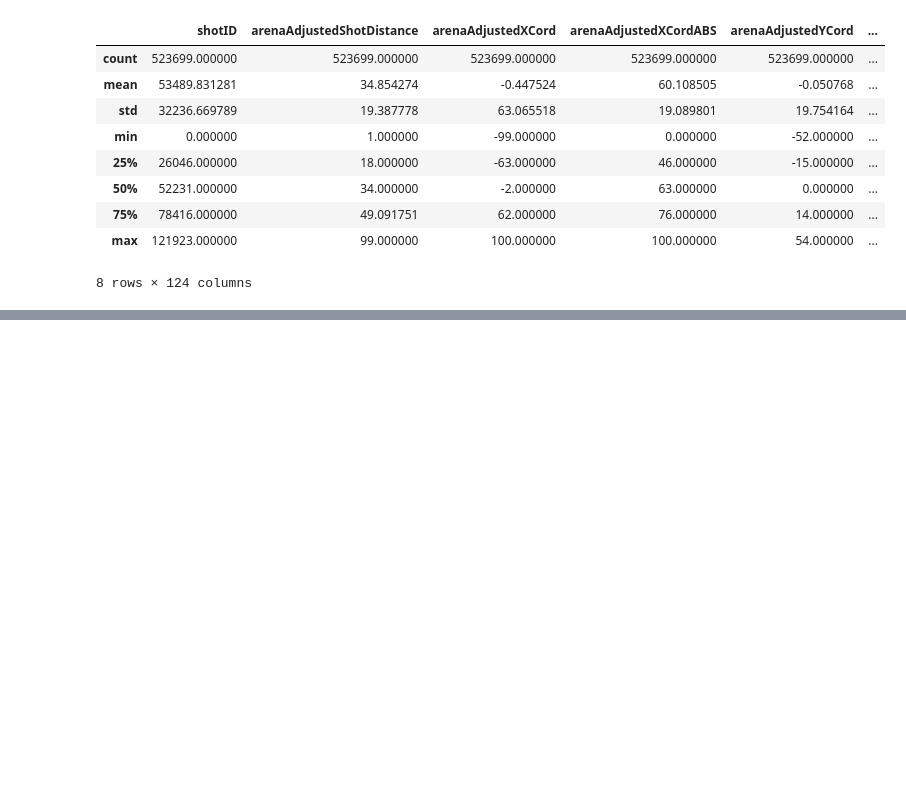
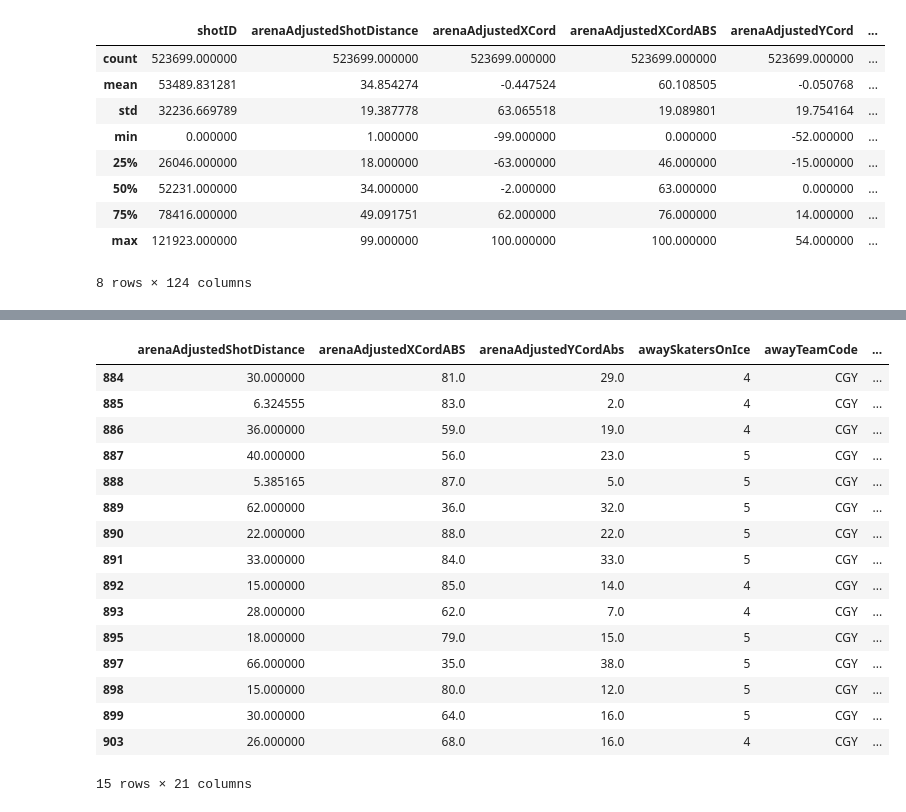
Before and after one commit to LonnyCox55/MSDS696_NHLExpectedGoalPrediction, a Jupyter notebook: main.ipynb, the cells around one changed output, grey strips where cells are left out. Saved outputs shown, nothing was run; the diff lists cells and outputs as text; code cells hidden in the pictures; blank space fills up the shorter version.

```diff
--- a/main.ipynb
+++ b/main.ipynb
@@ -108,0 +127,7 @@ shot_df.head(15)
+# %%
+# Remove empty net shots from the dataframe, as skew shot goal results are skewed when no goalie is present
+index_empty_net = shot_df[(shot_df['shotOnEmptyNet'] == 1)].index
+shot_df.drop(index_empty_net, inplace=True)
+# %%
+# Create new feature for whether or not this is an Avs home game
+shot_df['isHomeGame'] = np.where(shot_df['homeTeamCode'] == 'COL', True, False)
@@ -109,3 +138,31 @@ shot_df.head(15)
+# %%
+# Remove home game shots that were taken by team that was opposing the Avalanche
+index_other_team_shots = shot_df[(shot_df['isHomeGame'] == True) & (shot_df['isHomeTeam'] < 0.5)].index
+shot_df.drop(index_other_team_shots, inplace=True)
+# %%
+# Repeat the above removal for Avalanche away games
+index_other_team_shots = shot_df[(shot_df['isHomeGame'] == False) & (shot_df['isHomeTeam'] > 0.5)].index
+shot_df.drop(index_other_team_shots, inplace=True)
+# %%
+shot_df.head(15)
+# %% [output]
+|  | arenaAdjustedShotDistance | arenaAdjustedXCordABS | arenaAdjustedYCordAbs | awaySkatersOnIce | awayTeamCode | ... |
+| 884 | 30.000000 | 81.0 | 29.0 | 4 | CGY | ... |
+| 885 | 6.324555 | 83.0 | 2.0 | 4 | CGY | ... |
+| 886 | 36.000000 | 59.0 | 19.0 | 4 | CGY | ... |
+| 887 | 40.000000 | 56.0 | 23.0 | 5 | CGY | ... |
+| 888 | 5.385165 | 87.0 | 5.0 | 5 | CGY | ... |
+| 889 | 62.000000 | 36.0 | 32.0 | 5 | CGY | ... |
+| 890 | 22.000000 | 88.0 | 22.0 | 5 | CGY | ... |
+| 891 | 33.000000 | 84.0 | 33.0 | 5 | CGY | ... |
+| 892 | 15.000000 | 85.0 | 14.0 | 4 | CGY | ... |
+| 893 | 28.000000 | 62.0 | 7.0 | 4 | CGY | ... |
+| 895 | 18.000000 | 79.0 | 15.0 | 5 | CGY | ... |
+| 897 | 66.000000 | 35.0 | 38.0 | 5 | CGY | ... |
+| 898 | 15.000000 | 80.0 | 12.0 | 5 | CGY | ... |
+| 899 | 30.000000 | 64.0 | 16.0 | 5 | CGY | ... |
+| 903 | 26.000000 | 68.0 | 16.0 | 4 | CGY | ... |
+15 rows × 21 columns
 # %%
 shot_df.shape[0]
 # %% [output]
```
Also changed, not shown: parts of 9 cells of this notebook.
